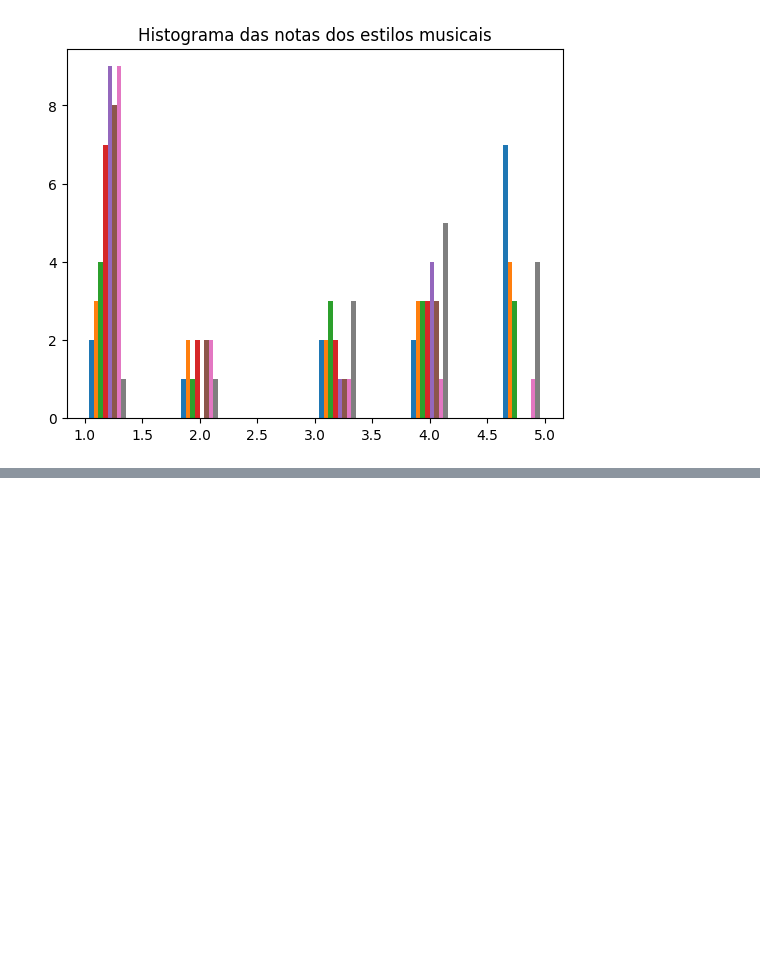
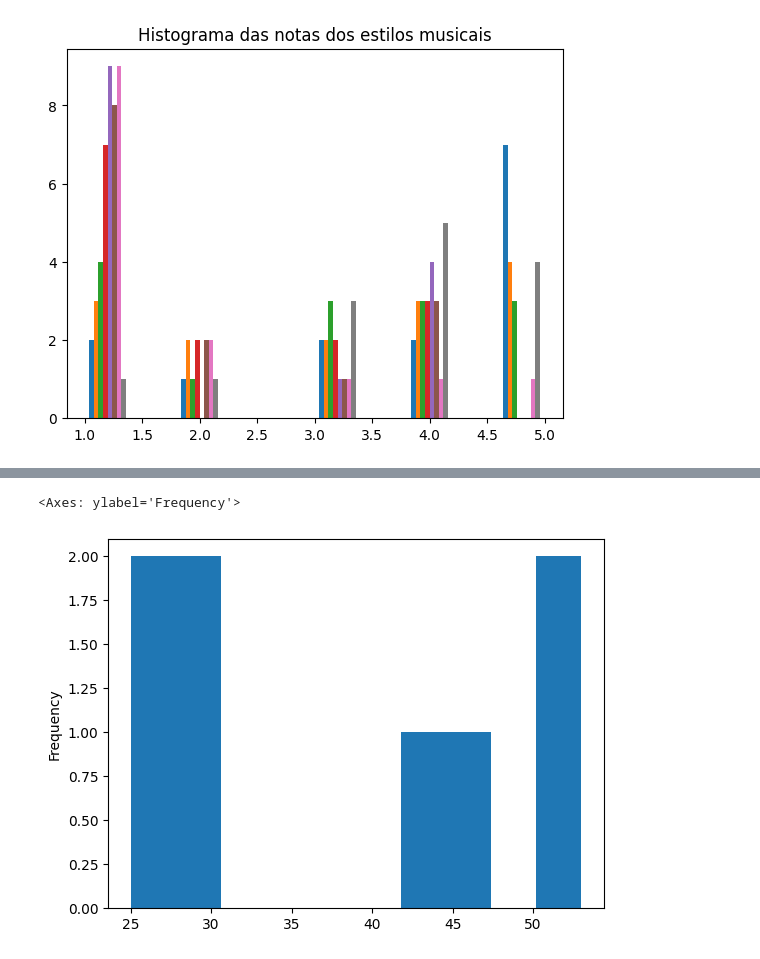
Before and after one commit to rafaelflorentinobarbosa/DataScience, a Jupyter notebook: semanaeda/aula2.ipynb, the cells around one changed output, grey strips where cells are left out. Cells and saved outputs as stored; diff of their text form; code cells hidden in the pictures; blank space fills up the shorter version.

```diff
--- a/semanaeda/aula2.ipynb
+++ b/semanaeda/aula2.ipynb
@@ -128,3 +142,13 @@ plt.title("Histograma das notas dos estilos musicais")
 # %% [output]
 Text(0.5, 1.0, 'Histograma das notas dos estilos musicais')
 [figure]
+# %%
+soma_pontuacoes = soma_votos
+# Converter a Series para um DataFrame
+df_estilos = soma_pontuacoes.reset_index()
+
+# Renomear as colunas
+df_estilos.columns = ['estilo', 'pontuacao']
+
+# Exibir o DataFrame
+print(df_estilos)
@@ -130,0 +200,5 @@ Text(0.5, 1.0, 'Histograma das notas dos estilos musicais')
+# %%
+
+dados_grafico = df_estilos.groupby('estilo').sum()['pontuacao'].sort_values()
+
+dados_grafico
@@ -130,0 +241,5 @@ Text(0.5, 1.0, 'Histograma das notas dos estilos musicais')
+# %%
+dados_grafico.plot(kind='hist')
+# %% [output]
+<Axes: ylabel='Frequency'>
+[figure, added]
```
Also changed, not shown: parts of 13 cells of this notebook, 2 other files.
